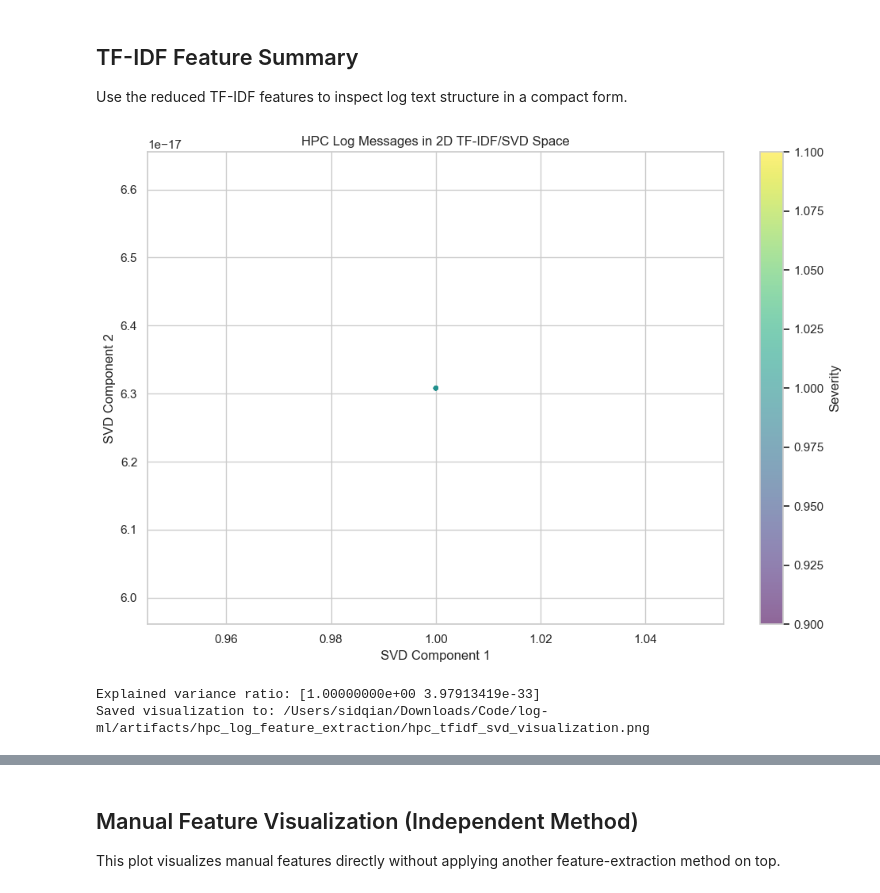
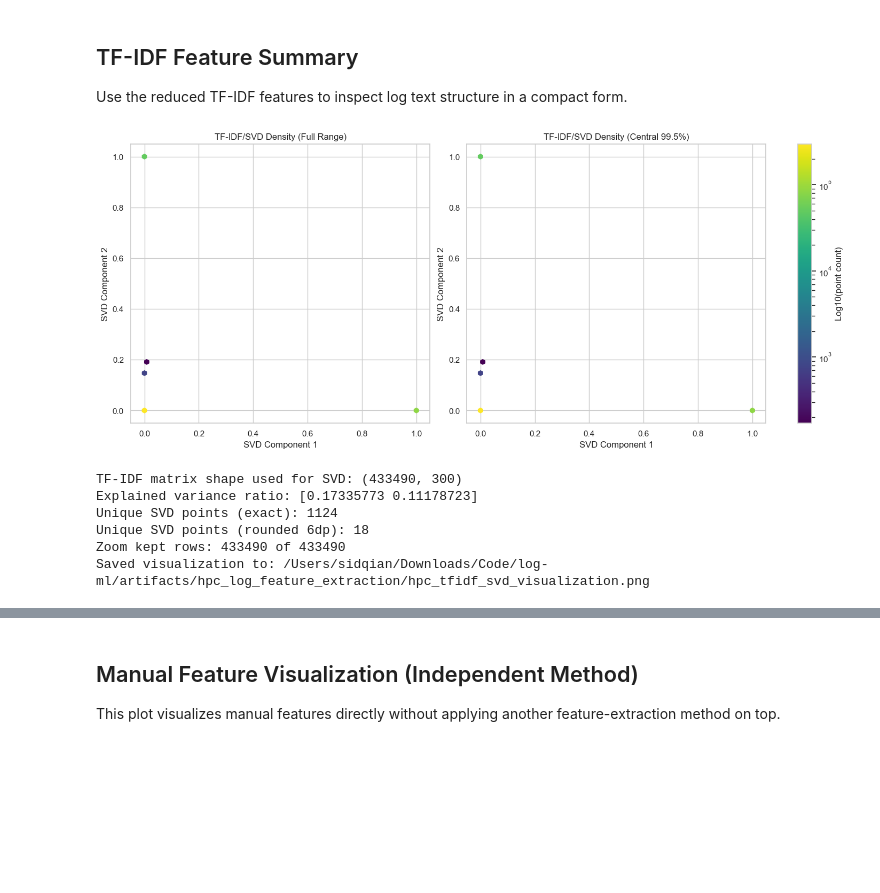
Before and after one commit to sidqian123/log-ml, a Jupyter notebook: notebooks/03_hpc_log_feature_extract.ipynb, the cells around one changed output, grey strips where cells are left out. Drawn from its saved outputs; the diff is of its cells as text; code cells hidden in the pictures; blank space fills up the shorter version.

```diff
--- a/notebooks/03_hpc_log_feature_extract.ipynb
+++ b/notebooks/03_hpc_log_feature_extract.ipynb
@@ -340,38 +376,83 @@ Reduce the TF-IDF matrix to 2 dimensions so the log messages can be visualized i
 ## TF-IDF Feature Summary
 Use the reduced TF-IDF features to inspect log text structure in a compact form.
 # %%
+# Recompute TF-IDF in this cell so SVD visualization is deterministic on full reruns
+tfidf_vectorizer = TfidfVectorizer(
+    lowercase=True,
+    stop_words='english',
+    ngram_range=(1, 2),
+    min_df=2,
+    max_features=300,
+)
+tfidf_matrix = tfidf_vectorizer.fit_transform(df['message'].fillna(''))
+
 svd_model = TruncatedSVD(n_components=2, random_state=42)
 tfidf_2d = svd_model.fit_transform(tfidf_matrix)
 
 tfidf_2d_df = pd.DataFrame(tfidf_2d, columns=['svd_1', 'svd_2'])
-tfidf_2d_df['severity'] = df['severity'].to_numpy()
 tfidf_2d_df['event_type'] = df['event_type'].to_numpy()
 
-plt.figure(figsize=(10, 7))
-scatter = plt.scatter(
-    tfidf_2d_df['svd_1'],
-    tfidf_2d_df['svd_2'],
-    c=tfidf_2d_df['severity'],
+x = tfidf_2d_df['svd_1'].to_numpy()
+y = tfidf_2d_df['svd_2'].to_numpy()
+
+x_clip = np.quantile(np.abs(x), 0.995)
+y_clip = np.quantile(np.abs(y), 0.995)
+if x_clip == 0:
+    x_clip = max(np.max(np.abs(x)), 1e-6)
+if y_clip == 0:
+    y_clip = max(np.max(np.abs(y)), 1e-6)
+
+zoom_mask = (np.abs(x) <= x_clip) & (np.abs(y) <= y_clip)
+
+fig, axes = plt.subplots(1, 2, figsize=(14, 6), constrained_layout=True)
+
+hb_full = axes[0].hexbin(
+    x,
+    y,
+    gridsize=60,
+    bins='log',
+    mincnt=1,
     cmap='viridis',
-    s=10,
-    alpha=0.6,
 )
-plt.colorbar(scatter, label='Severity')
-plt.title('HPC Log Messages in 2D TF-IDF/SVD Space')
-plt.xlabel('SVD Component 1')
-plt.ylabel('SVD Component 2')
-plt.tight_layout()
+axes[0].set_title('TF-IDF/SVD Density (Full Range)')
+axes[0].set_xlabel('SVD Component 1')
+axes[0].set_ylabel('SVD Component 2')
+
+hb_zoom = axes[1].hexbin(
+    x[zoom_mask],
+    y[zoom_mask],
+    gridsize=60,
+    bins='log',
+    mincnt=1,
+    cmap='viridis',
+)
+axes[1].set_title('TF-IDF/SVD Density (Central 99.5%)')
+axes[1].set_xlabel('SVD Component 1')
+axes[1].set_ylabel('SVD Component 2')
+
+cb = fig.colorbar(hb_zoom, ax=axes.ravel().tolist())
+cb.set_label('Log10(point count)')
 
 tfidf_viz_path = project_root / 'artifacts' / 'hpc_log_feature_extraction' / 'hpc_tfidf_svd_visualization.png'
 tfidf_viz_path.parent.mkdir(parents=True, exist_ok=True)
 plt.savefig(tfidf_viz_path, dpi=200, bbox_inches='tight')
 plt.show()
 
+n_unique_exact = tfidf_2d_df[['svd_1', 'svd_2']].drop_duplicates().shape[0]
+n_unique_r6 = tfidf_2d_df[['svd_1', 'svd_2']].round(6).drop_duplicates().shape[0]
+print('TF-IDF matrix shape used for SVD:', tfidf_matrix.shape)
 print('Explained variance ratio:', svd_model.explained_variance_ratio_)
+print('Unique SVD points (exact):', n_unique_exact)
+print('Unique SVD points (rounded 6dp):', n_unique_r6)
+print('Zoom kept rows:', int(zoom_mask.sum()), 'of', len(zoom_mask))
 print('Saved visualization to:', tfidf_viz_path)
 # %% [output]
-[figure, old version]
+[figure, new version]
-Explained variance ratio: [1.00000000e+00 3.97913419e-33]
+TF-IDF matrix shape used for SVD: (433490, 300)
+Explained variance ratio: [0.17335773 0.11178723]
+Unique SVD points (exact): 1124
+Unique SVD points (rounded 6dp): 18
+Zoom kept rows: 433490 of 433490
 Saved visualization to: /Users/sidqian/Downloads/Code/log-ml/artifacts/hpc_log_feature_extraction/hpc_tfidf_svd_visualization.png
 # %%
 tfidf_vectorizer = TfidfVectorizer(
```
Also changed, not shown: parts of 8 cells of this notebook, 8 other files.
